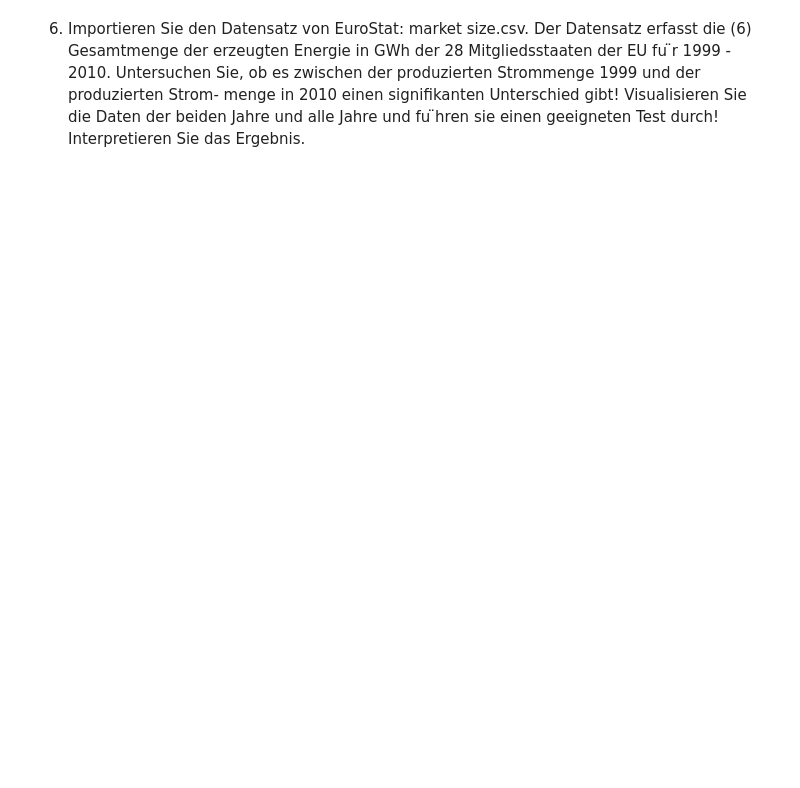
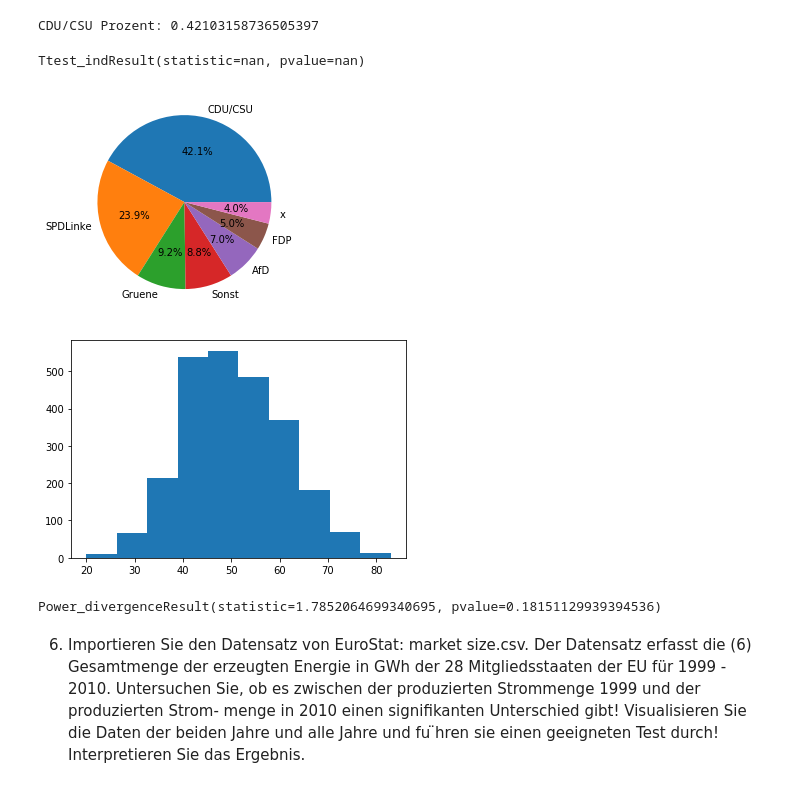
Before and after one commit to darkD3mon/climate-change-htw-2019, a Jupyter notebook: R_Tasks.ipynb, the cells around one changed output. Drawn from its saved outputs; the diff is of its cells as text; code cells hidden in the pictures; blank space fills up the shorter version.

```diff
--- a/R_Tasks.ipynb
+++ b/R_Tasks.ipynb
@@ -15,4 +34,46 @@ Sonntagsfrage = pd.read_csv("./data/Sonntagsfrage.csv")
+# %%
+# a) Signifikanztest
+countObject = Counter(Sonntagsfrage["Wahl"])
+percentageCDUCSU = countObject['CDU/CSU'] / Sonntagsfrage["Wahl"].size
+print("CDU/CSU Prozent: " + str(percentageCDUCSU))
+
+# Chi Squared
+# (40-29.76)^2/29.76 + (920-930.24)^2/930.24 = 3.636
+# stats.chisquare([percentageCDUCSU, 0.45])
+# ??? stats.ttest_ind(percentageCDUCSU,0.45)
+
+# Source
+# https://stats.stackexchange.com/questions/104323/chi-square-analysis-percentages
+# %% [output]
+CDU/CSU Prozent: 0.42103158736505397
+Ttest_indResult(statistic=nan, pvalue=nan)
+# %%
+# b)
+# Data to plot
+labels = ['CDU/CSU', 'SPD' 'Linke', 'Gruene', 'Sonst', 'AfD', 'FDP', 'x']
+sizes = [countObject['CDU/CSU'], countObject['SPD'], countObject['LINKE'], countObject['GRUENE'], countObject['Sonst'], countObject['AfD'], countObject['FDP']]
+
+# Plot tv-like distribution of parties
+plt.pie(sizes, labels=labels,autopct='%1.1f%%', labeldistance=1.1)
+plt.show()
+
+# Histogram age
+plt.hist(Sonntagsfrage['Alter'])
+plt.show()
+# %% [output]
+[figure, added]
+[figure, added]
+# %%
+# select relevant data
+mask = (Sonntagsfrage['Wahl'] == 'CDU/CSU' )
+cdu_voters = Sonntagsfrage.loc[mask]
+mask = (Sonntagsfrage['Wahl'] != 'CDU/CSU' )
+other_voters = Sonntagsfrage.loc[mask]
+
+stats.chisquare([other_voters["Alter"].mean(), cdu_voters["Alter"].mean()])
+# %% [output]
+Power_divergenceResult(statistic=1.7852064699340695, pvalue=0.18151129939394536)
 # %% [markdown]
-6. Importieren Sie den Datensatz von EuroStat: market size.csv. Der Datensatz erfasst die (6) Gesamtmenge der erzeugten Energie in GWh der 28 Mitgliedsstaaten der EU fu ̈r 1999 - 2010. Untersuchen Sie, ob es zwischen der produzierten Strommenge 1999 und der produzierten Strom- menge in 2010 einen signifikanten Unterschied gibt! Visualisieren Sie die Daten der beiden Jahre
+6. Importieren Sie den Datensatz von EuroStat: market size.csv. Der Datensatz erfasst die (6) Gesamtmenge der erzeugten Energie in GWh der 28 Mitgliedsstaaten der EU für 1999 - 2010. Untersuchen Sie, ob es zwischen der produzierten Strommenge 1999 und der produzierten Strom- menge in 2010 einen signifikanten Unterschied gibt! Visualisieren Sie die Daten der beiden Jahre
 und alle Jahre und fu ̈hren sie einen geeigneten Test durch! Interpretieren Sie das Ergebnis.
 # %%
```
Also changed, not shown: parts of 4 cells of this notebook.
